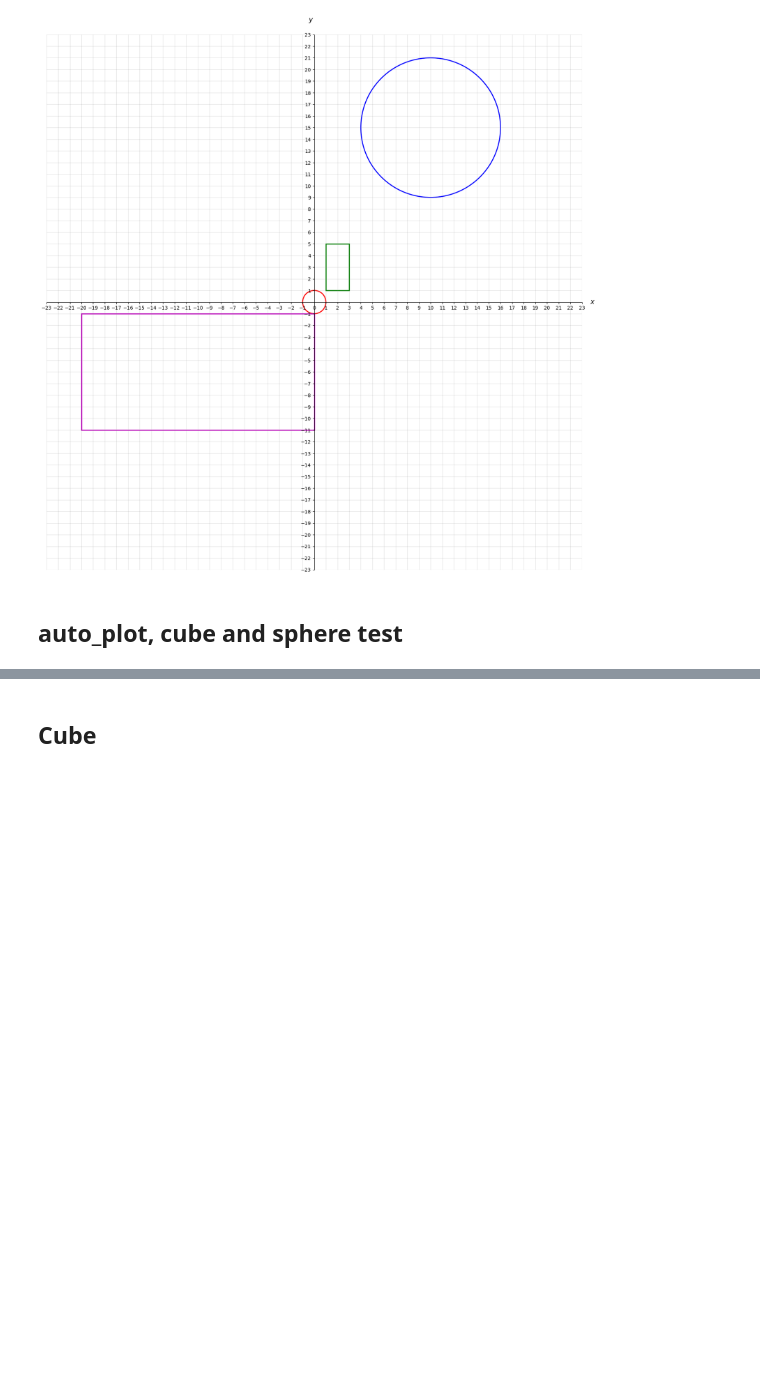
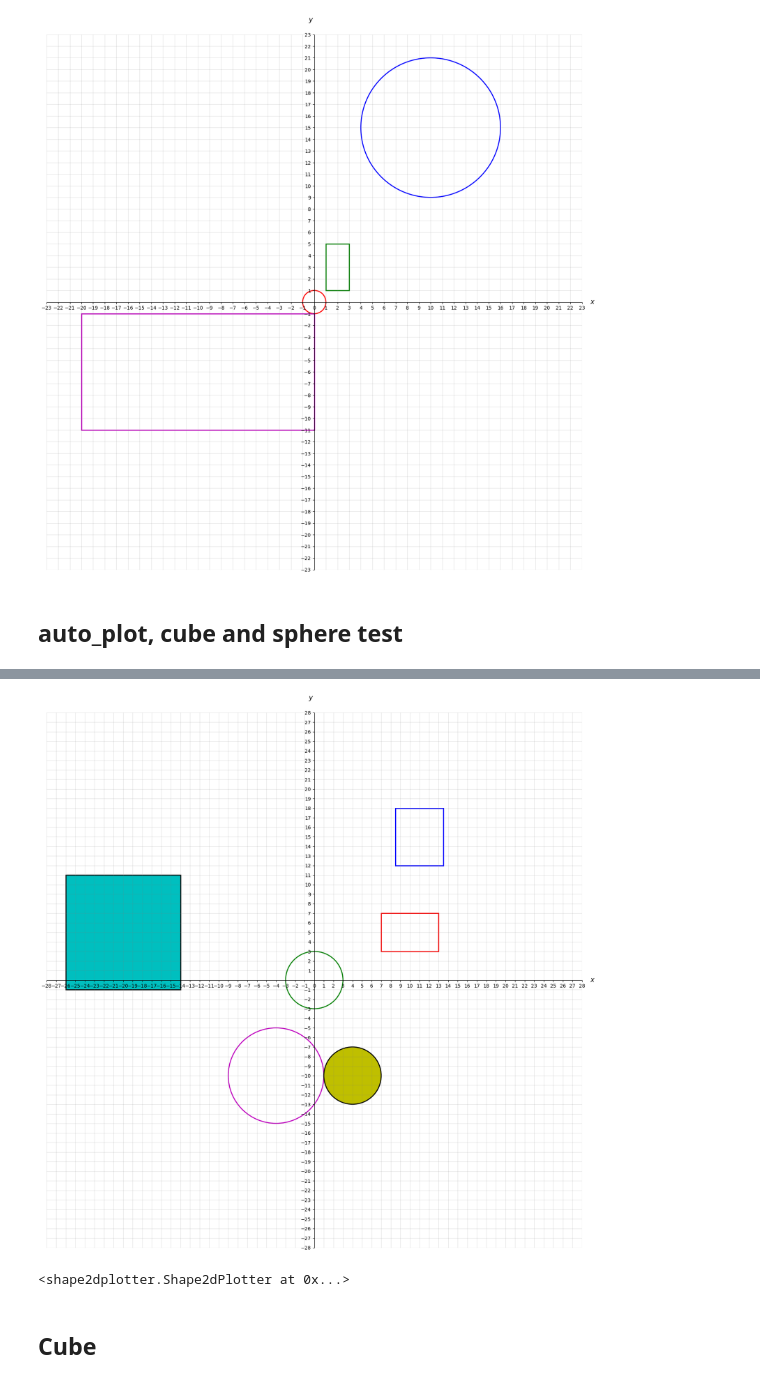
Before and after one commit to FellanNokes/lab_2_Felix_Kjellberg, a Jupyter notebook: manual_test.ipynb, the cells around one changed output, grey strips where cells are left out. Saved outputs shown, nothing was run; the diff lists cells and outputs as text; code cells hidden in the pictures; blank space fills up the shorter version.

Commit message:
worked on readme and added some testing to circle and sphere, some bug fixes in circle

```diff
--- a/manual_test.ipynb
+++ b/manual_test.ipynb
@@ -170,4 +173,22 @@ Shape2dPlotter(rectangle1,rectangle2, circle1, circle2, cube1, sphere1, auto_plo
 <shape2dplotter.Shape2dPlotter at 0x...>
+# %%
+from shape2dplotter import Shape2dPlotter
+from rectangle import Rectangle
+from circle import Circle
+from sphere import Sphere
+from cube import Cube
+
+circle1 = Circle(0,0,3)
+circle2 = Circle(-4,-10, 5)
+sphere1 = Sphere(4,-10, 3)
+rectangle1 = Rectangle(10, 5, 4, 6)
+rectangle2 = Rectangle(11,15, 6 ,5)
+cube1 = Cube(-20, 5, 12)
+
+Shape2dPlotter(rectangle1,rectangle2, circle1, circle2, cube1, sphere1, auto_plot=True, size=15, auto_size=True)
+# %% [output]
+[figure, added]
+<shape2dplotter.Shape2dPlotter at 0x...>
 # %% [markdown]
 ## Cube
 # %% [markdown]
```
Also changed, not shown: parts of 7 cells of this notebook, 8 other files.
